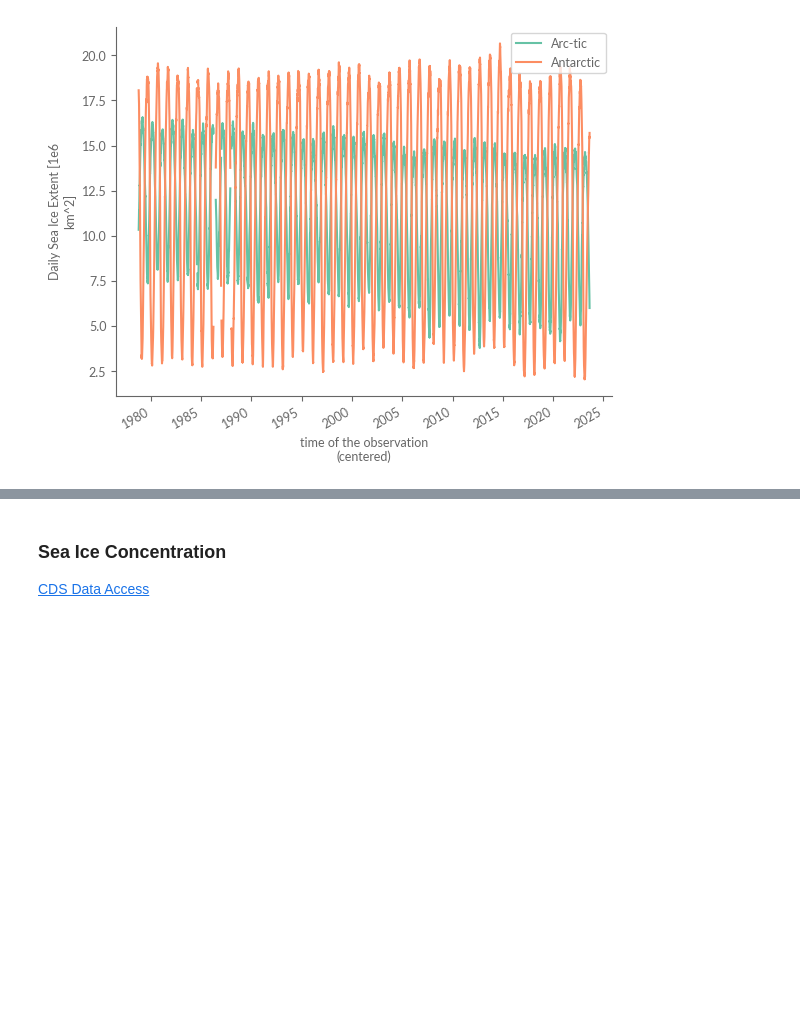
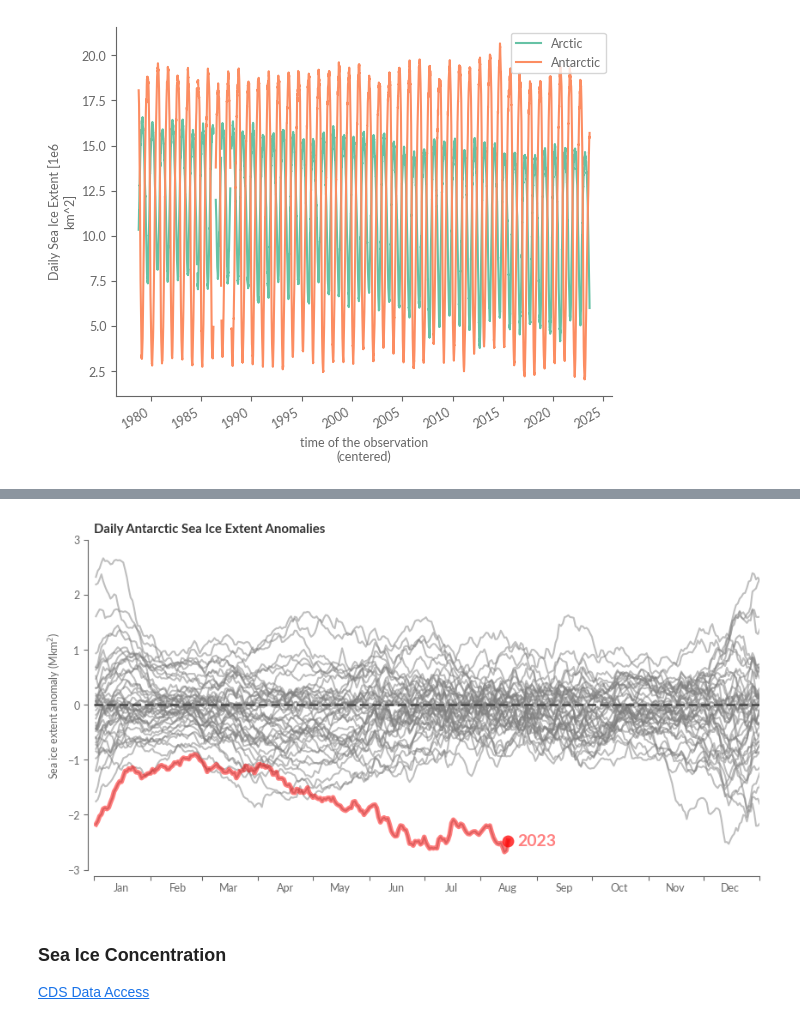
Before and after one commit to ECMWFCode4Earth/sketchbook-earth, a Jupyter notebook: tutorials/03_sea_ice/03_sea_ice.ipynb, the cells around one changed output, grey strips where cells are left out. Cells and saved outputs as stored; diff of their text form; code cells hidden in the pictures; blank space fills up the shorter version.

```diff
--- a/tutorials/03_sea_ice/03_sea_ice.ipynb
+++ b/tutorials/03_sea_ice/03_sea_ice.ipynb
@@ -191,3 +221,20 @@ dates.MonthLocator()
+# %%
+sie_anomaly = sie - sie_clim_median
+# %%
+fig, ax = create_line_plot(sie_anomaly[region])
+highlight_most_recent_year(ax, sie_anomaly[region])
+center_labels_between_xticks(ax)
+# Add center line
+ax.axhline(0, color=".3", linewidth=0.5, ls='--', lw=2)
+ax.set_xlim(0, 365)
+ax.set_ylim(-3, 3)
+ax.set_xlabel("")
+ax.set_title(f"Daily {region} Sea Ice Extent Anomalies", weight="bold")
+ax.set_ylabel("Sea ice extent anomaly (Mkm$^2$)")
+sns.despine(ax=ax, trim=False, offset=5)
+plt.show()
+# %% [output]
+[figure, added]
 # %% [markdown]
 ### Sea Ice Concentration
 [CDS Data Access](https://cds.climate.copernicus.eu/cdsapp#!/dataset/satellite-sea-ice-concentration?tab=overview)
```
Also changed, not shown: parts of 12 cells of this notebook.
